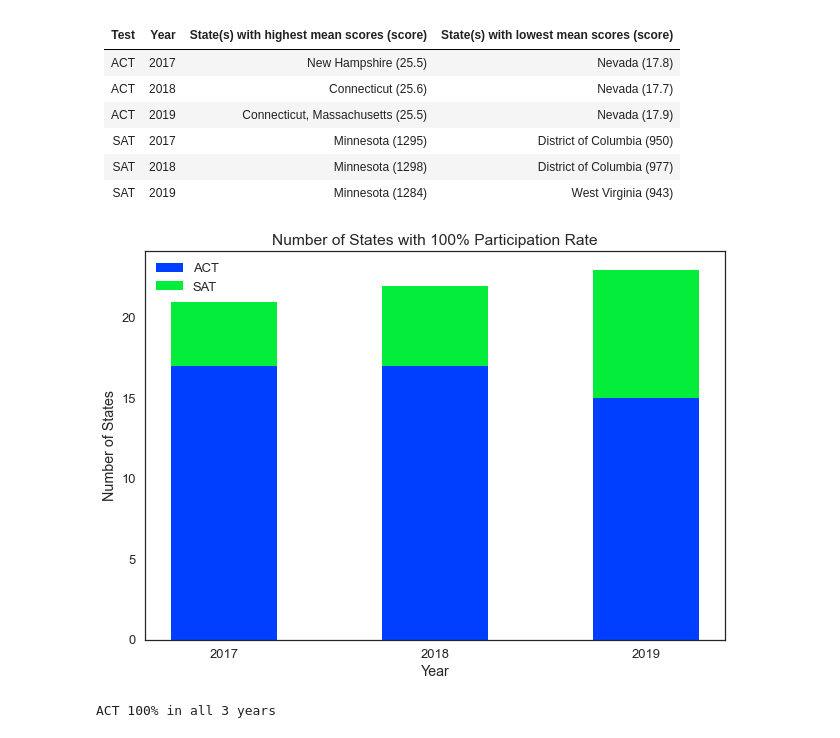
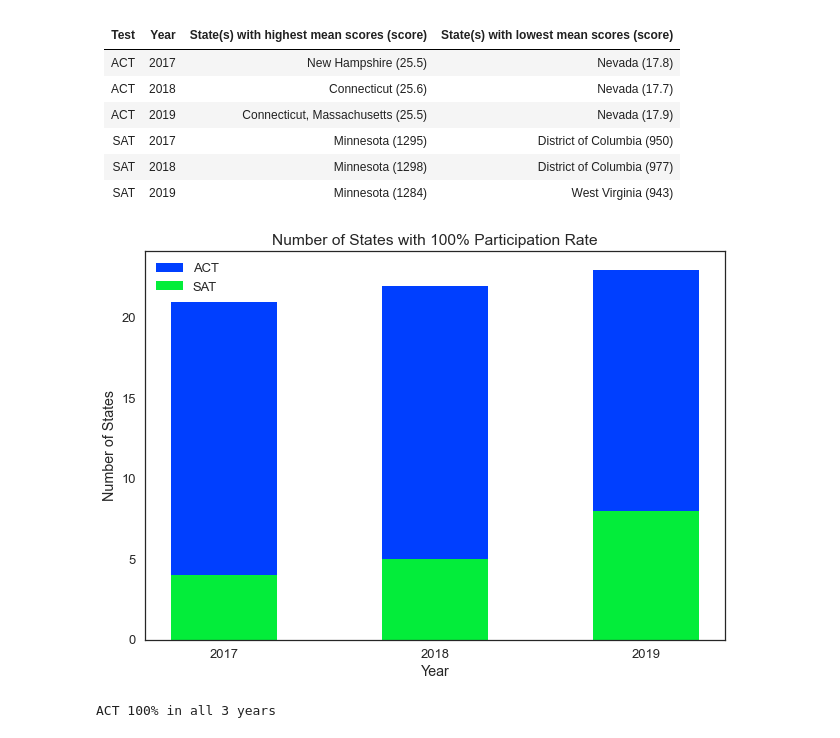
Before and after one commit to Liwwy83/GA_projects, a Jupyter notebook: Project 1/code/Investigating SAT Participation Rates.ipynb, the cells around one changed output. Drawn from its saved outputs; the diff is of its cells as text; code cells hidden in the pictures.

Commit message:
modified code for chart of 3 states

```diff
--- a/Project 1/code/Investigating SAT Participation Rates.ipynb
+++ b/Project 1/code/Investigating SAT Participation Rates.ipynb
@@ -926,21 +926,21 @@ SAT 2019 highest and lowest total
 # %%
 # For use in presentation
 # Number of states with 100% participation rate in either test
 plt.style.use('seaborn-bright')
 plt.style.use('seaborn-white')
 plt.style.use('seaborn-talk')
 years = ['2017', '2018', '2019']
 n_states_act = [17, 17, 15]
 n_states_sat = [4, 5, 8]
-plt.bar(years, n_states_act, label = 'ACT', width = 0.5)
-plt.bar(years, n_states_sat, bottom = n_states_act, label = 'SAT', width = 0.5)
+plt.bar(years, n_states_act, bottom = n_states_sat, label = 'ACT', width = 0.5)
+plt.bar(years, n_states_sat, label = 'SAT', width = 0.5)
 plt.legend(loc = 'upper left')
 plt.title('Number of States with 100% Participation Rate')
 plt.xlabel('Year')
 plt.ylabel('Number of States')
 plt.show()
 # %% [output]
-[figure, old version]
+[figure, new version]
 # %%
 # Filter out states with 100% participation in ACT for all 3 years
 act_100 = act_sat_participation[(act_sat_participation.participation_2017_act == 1)
```
Also changed, not shown: parts of 3 cells of this notebook, 4 other files.
